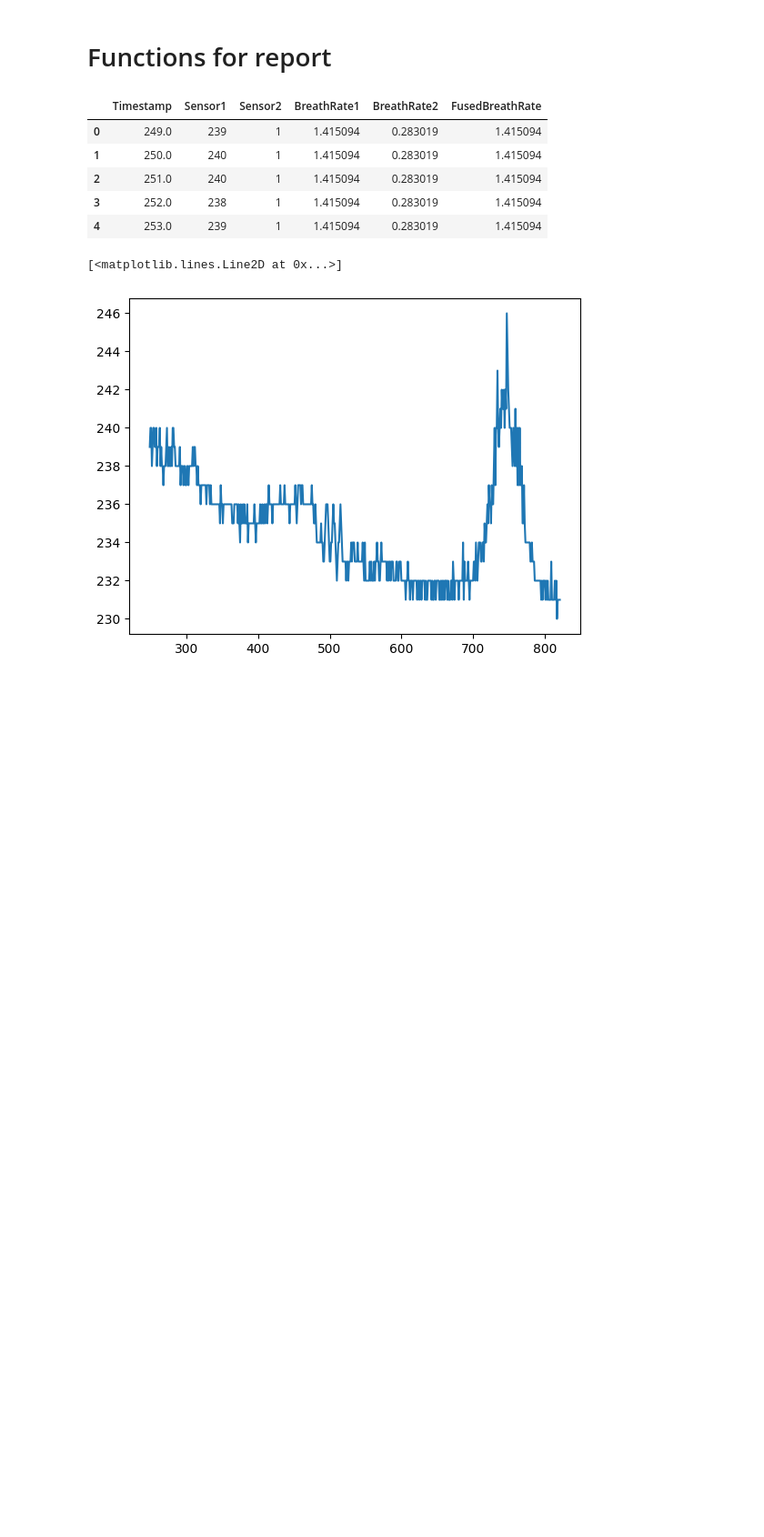
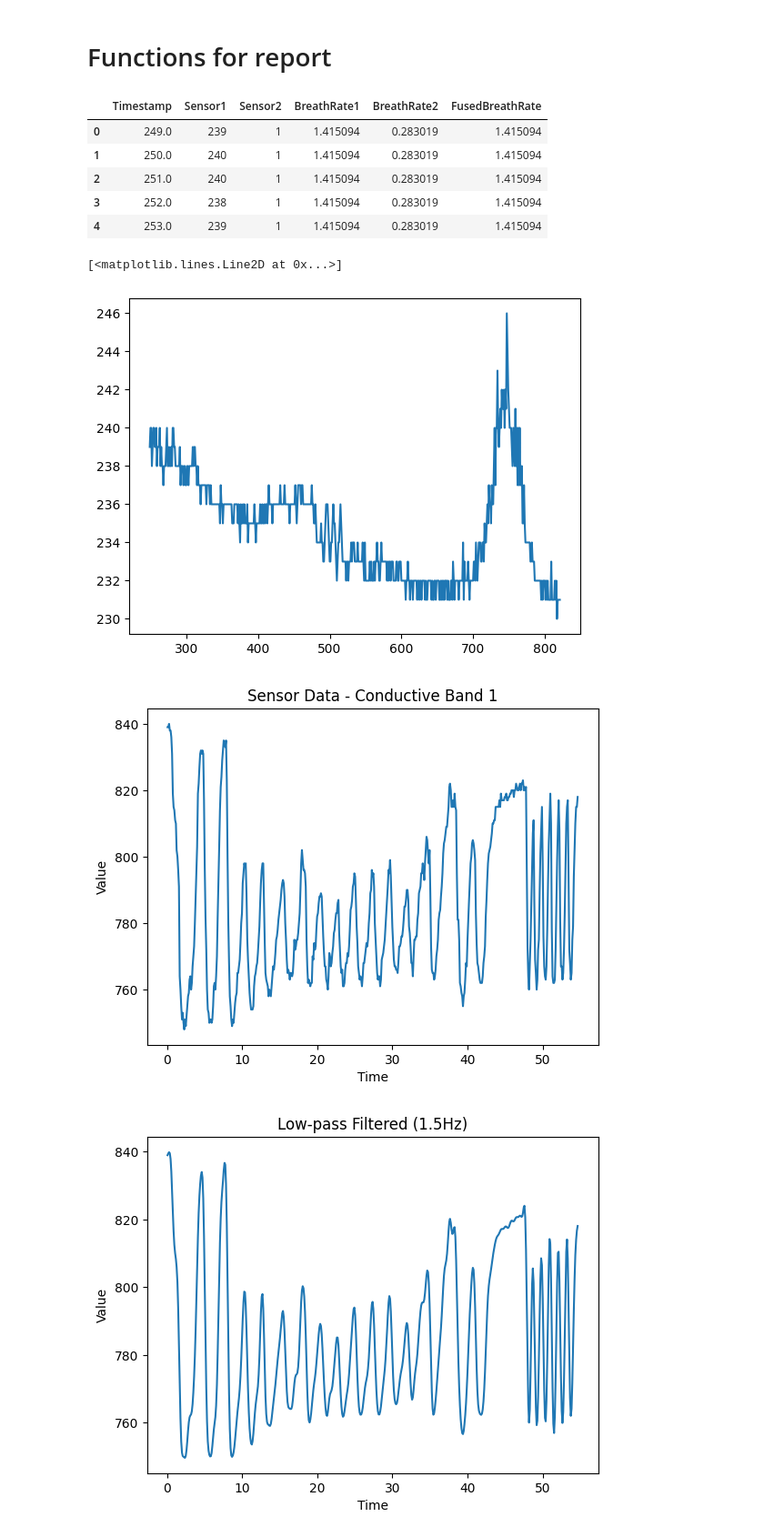
Before and after one commit to CG379/breath-rate-estimation, a Jupyter notebook: graph.ipynb, the cells around one changed output. Shown at 91% size. Saved outputs shown, nothing was run; the diff lists cells and outputs as text; code cells hidden in the pictures; blank space fills up the shorter version.

```diff
--- a/graph.ipynb
+++ b/graph.ipynb
@@ -21,3 +21,80 @@ plt.plot(df['Timestamp'], df['Sensor1'])
 # %% [output]
 [<matplotlib.lines.Line2D at 0x...>]
 [figure]
+# %%
+from scipy.signal import butter, filtfilt
+import numpy as np
+from scipy.signal import detrend
+
+df_band1 = pd.read_csv('sensor_data_conductive_band_1.csv')
+plt.plot(df_band1['time'], df_band1['value'])
+plt.xlabel('Time')
+plt.ylabel('Value')
+plt.title('Sensor Data - Conductive Band 1')
+plt.show()
+# Sampling frequency estimation
+dt = np.diff(df_band1['time']).mean()
+fs = 1 / dt
+
+# Butterworth filter design
+def butter_filter(data, cutoff, fs, btype, order=4):
+    nyq = 0.5 * fs
+    normal_cutoff = cutoff / nyq
+    b, a = butter(order, normal_cutoff, btype=btype, analog=False)
+    return filtfilt(b, a, data)
+
+# 1. Low-pass filter at 1.5Hz
+low_passed = butter_filter(df_band1['value'], 1.5, fs, 'low')
+plt.figure()
+plt.plot(df_band1['time'], low_passed)
+plt.xlabel('Time')
+plt.ylabel('Value')
+plt.title('Low-pass Filtered (1.5Hz)')
+plt.show()
+
+# 2. Detrend using scipy.signal.detrend (removes linear trend)
+detrended = detrend(low_passed)
+plt.figure()
+plt.plot(df_band1['time'], detrended)
+plt.xlabel('Time')
+plt.ylabel('Value')
+plt.title('Detrended (Linear)')
+plt.show()
+
+# 3. Smoothing with window of 5
+smoothed = pd.Series(high_passed).rolling(window=5, center=True, min_periods=1).mean()
+plt.figure()
+plt.plot(df_band1['time'], smoothed)
+plt.xlabel('Time')
+plt.ylabel('Value')
+plt.title('Smoothed (Window=5)')
+plt.show()
+
+# 4. FFT visualization for each 15s section
+section_length = 15  # seconds
+n_sections = int(np.ceil(df_band1['time'].iloc[-1] / section_length))
+
+for i in range(n_sections):
+    start_time = i * section_length
+    end_time = (i + 1) * section_length
+    mask = (df_band1['time'] >= start_time) & (df_band1['time'] < end_time)
+    section = smoothed[mask]
+    if len(section) < 2:
+        continue
+    section_time = df_band1['time'][mask]
+    section_vals = section.values
+    n = len(section_vals)
+    # Apply a Hanning window
+    window = np.hanning(n)
+    windowed_vals = (section_vals - np.mean(section_vals)) * window
+    yf = np.fft.rfft(windowed_vals)
+    xf = np.fft.rfftfreq(n, d=dt)
+    plt.figure()
+    plt.plot(xf, np.abs(yf))
+    plt.xlabel('Frequency (Hz)')
+    plt.ylabel('Amplitude')
+    plt.title(f'FFT of Section {i+1} ({start_time:.1f}-{end_time:.1f}s) with Hanning Window')
+    plt.show()
+# %% [output]
+[figure, added]
+[figure, added]
```
Also changed, not shown: parts of 1 cell of this notebook.
